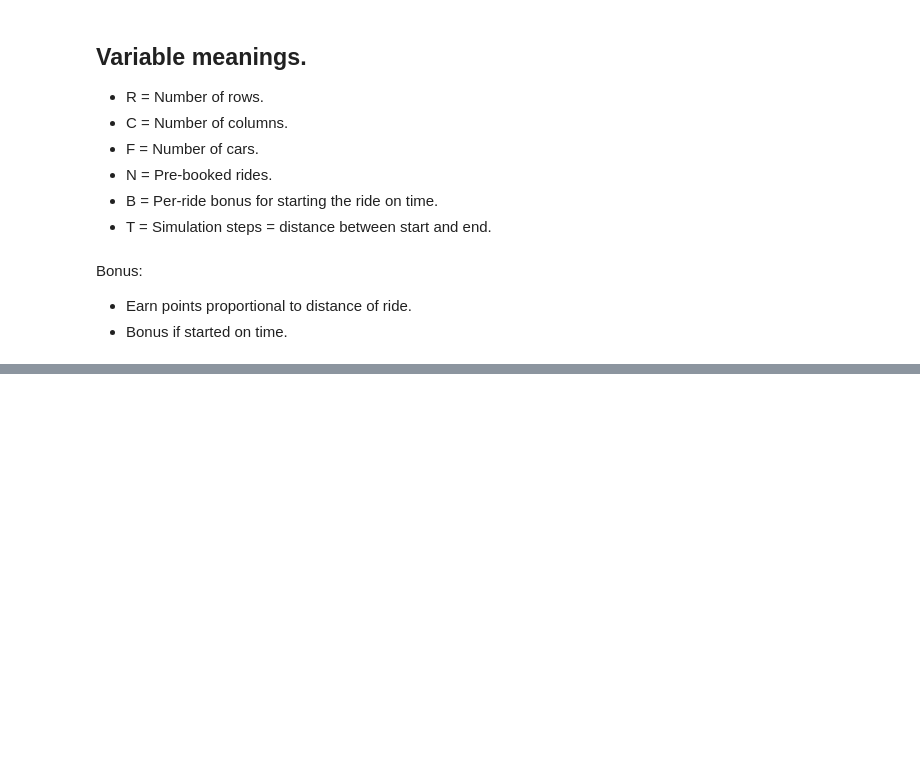
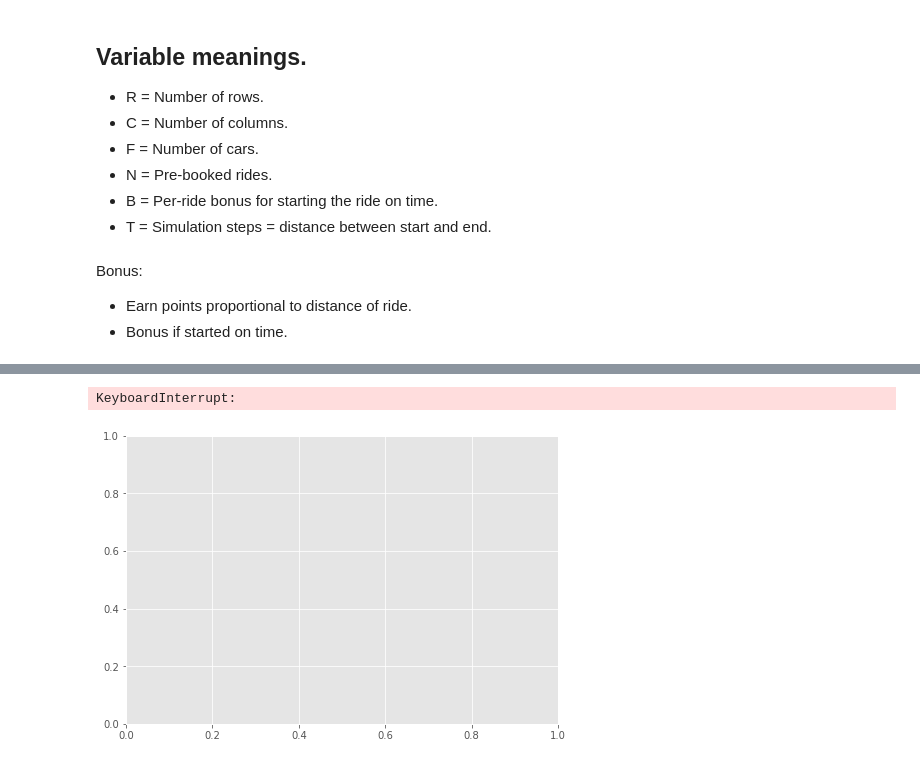
Before and after one commit to irg1008/COMPU_Practica01_02, a Jupyter notebook: src/sol/SolHash.ipynb, the cells around one changed output, grey strips where cells are left out. Drawn from its saved outputs; the diff is of its cells as text; code cells hidden in the pictures; blank space fills up the shorter version.

```diff
--- a/src/sol/SolHash.ipynb
+++ b/src/sol/SolHash.ipynb
@@ -279,0 +344,14 @@ plot_pareto(hof)
+# %%
+from networkx.drawing.nx_agraph import graphviz_layout
+import networkx as nx
+
+
+graph = nx.DiGraph(history.genealogy_tree)
+graph = graph.reverse()     # Make the grah top-down
+# colors = [toolbox.evaluate(history.genealogy_history[i])[0] for i in graph]
+# nx.draw(graph, node_color=colors)
+nx.draw(graph)
+plt.show()
+# %% [output]
+KeyboardInterrupt:
+[figure, added]
```
Also changed, not shown: parts of 17 cells of this notebook, 3 other files.
